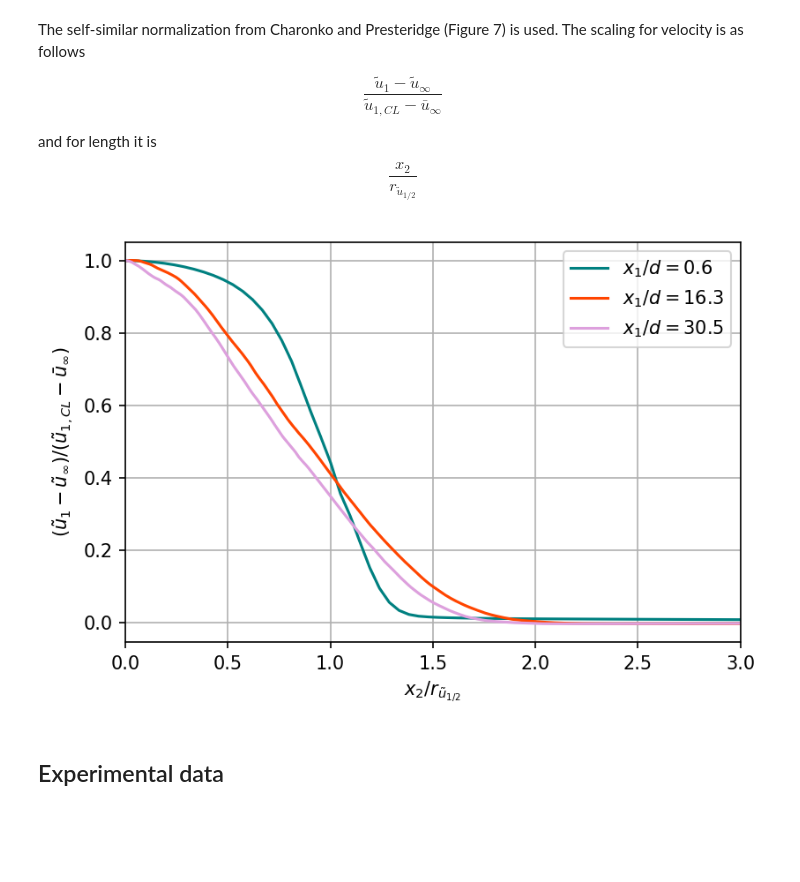
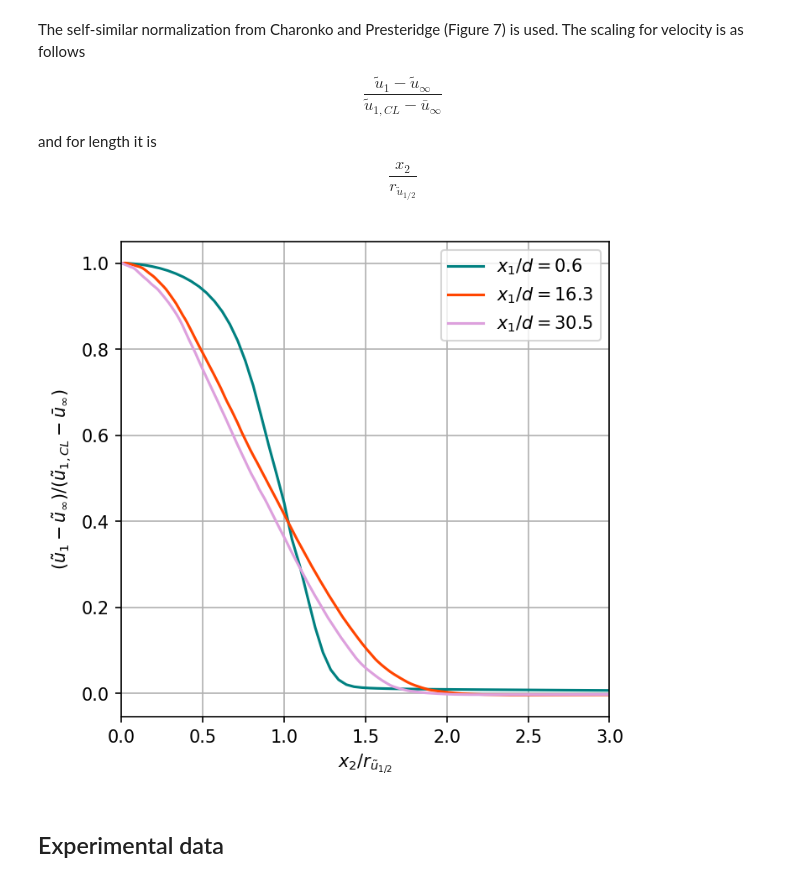
Before and after one commit to mulligatawny/jet-coflow-les, a Jupyter notebook: probe_post_proc.ipynb, the cells around one changed output. Drawn from its saved outputs; the diff is of its cells as text; code cells hidden in the pictures; blank space fills up the shorter version.

```diff
--- a/probe_post_proc.ipynb
+++ b/probe_post_proc.ipynb
@@ -56,8 +58,8 @@ U = data[:,-3]
 U_last = U[int(-len(U)/time_steps):]
 U_avg = np.zeros(rd_points)
 for i in range(rd_points):
-    U_avg[i] = (np.mean(U_last[i*az_points:(i+1)*az_points-1]))/27.7
+    U_avg[i] = (np.mean(U_last[i*az_points:(i+1)*az_points-1]))
 
-X = (np.linspace(0, 0.0055, rd_points))/0.011
+X = (np.linspace(0, 0.0055, rd_points))
 print('The average velocity is', np.trapz(U_avg*27.7)/(len(U_avg)))
 # %% [output]
@@ -128,20 +130,21 @@ for j in range(3):
     U_ss[j,:] = (U_avg[j,:] - u_fa_infty[j])/(u_fa_cl[j] - u_fa_infty[j])
     X_ss[j,:] = X/r_half[j]
 # %%
-fig = plt.figure(dpi=150)
-ax  = fig.add_subplot(1,1,1)
-
+fig = plt.figure(figsize=([5,5]),dpi=150)
+ax = fig.add_subplot(1,1,1)
+#ax.set_aspect(1.0/ax.get_data_ratio(), adjustable='box')
 ax.plot(X_ss[0,:], np.flip(U_ss[0,:]), 'teal', label='$x_1/d = 0.6$')
 ax.plot(X_ss[1,:], np.flip(U_ss[1,:]), 'orangered', label='$x_1/d = 16.3$')
 ax.plot(X_ss[2,:], np.flip(U_ss[2,:]), 'plum', label='$x_1/d = 30.5$')
 ax.set_xlim([0,3])
 ax.set_ylabel('$(\\tilde{u}_1 - \\tilde{u}_{\infty})/(\\tilde{u}_{1,CL} - \\bar{u}_{\infty}$)')
 ax.set_xlabel('$x_2/r_{\\tilde{u}_{1/2}}$')
+#ax.axis('equal')
 ax.legend()
 ax.grid()
-#plt.savefig('fig7a.png',dpi=300)
+plt.savefig('fig7a5.png',dpi=300)
 # %% [output]
-[figure, old version]
+[figure, new version]
 # %% [markdown]
 ## Experimental data
 # %%
```
Also changed, not shown: parts of 9 cells of this notebook.
